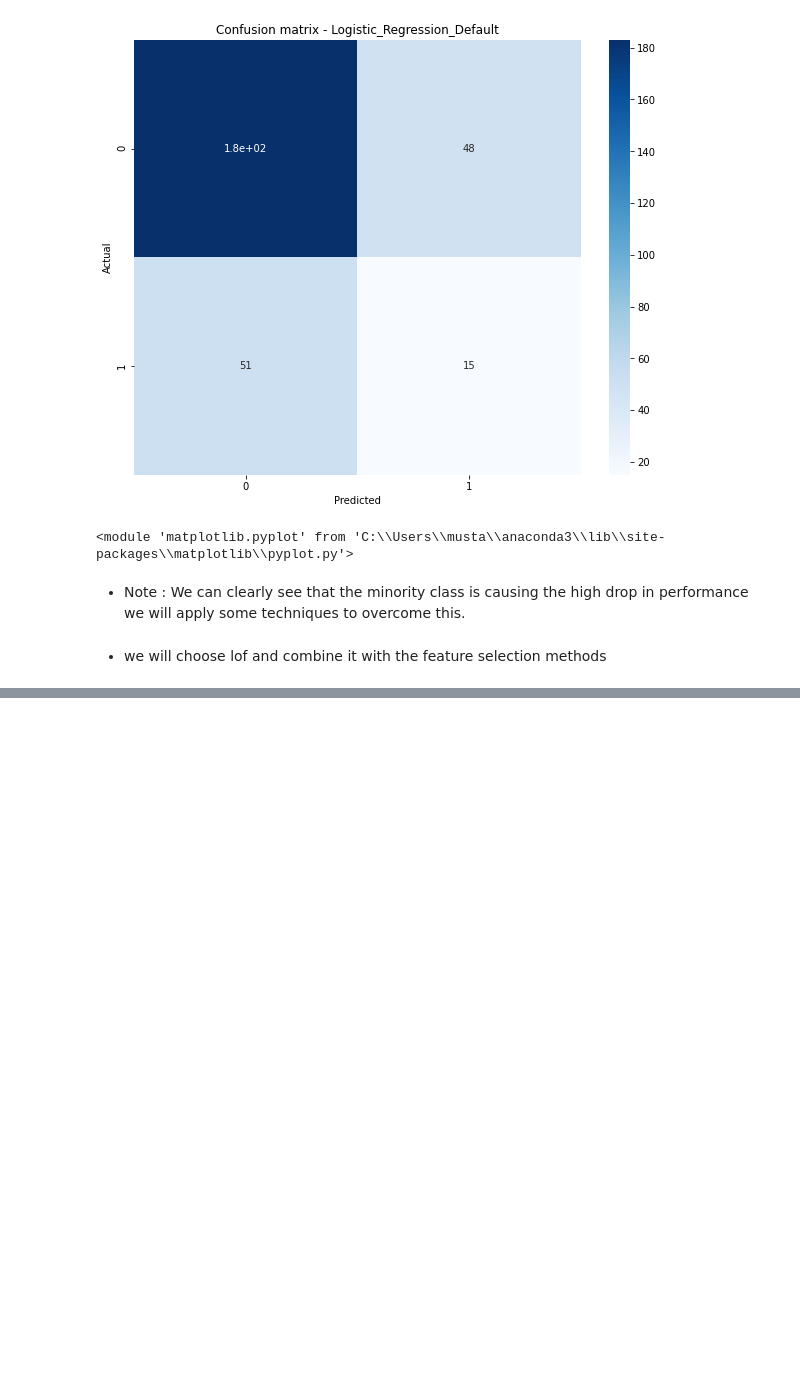
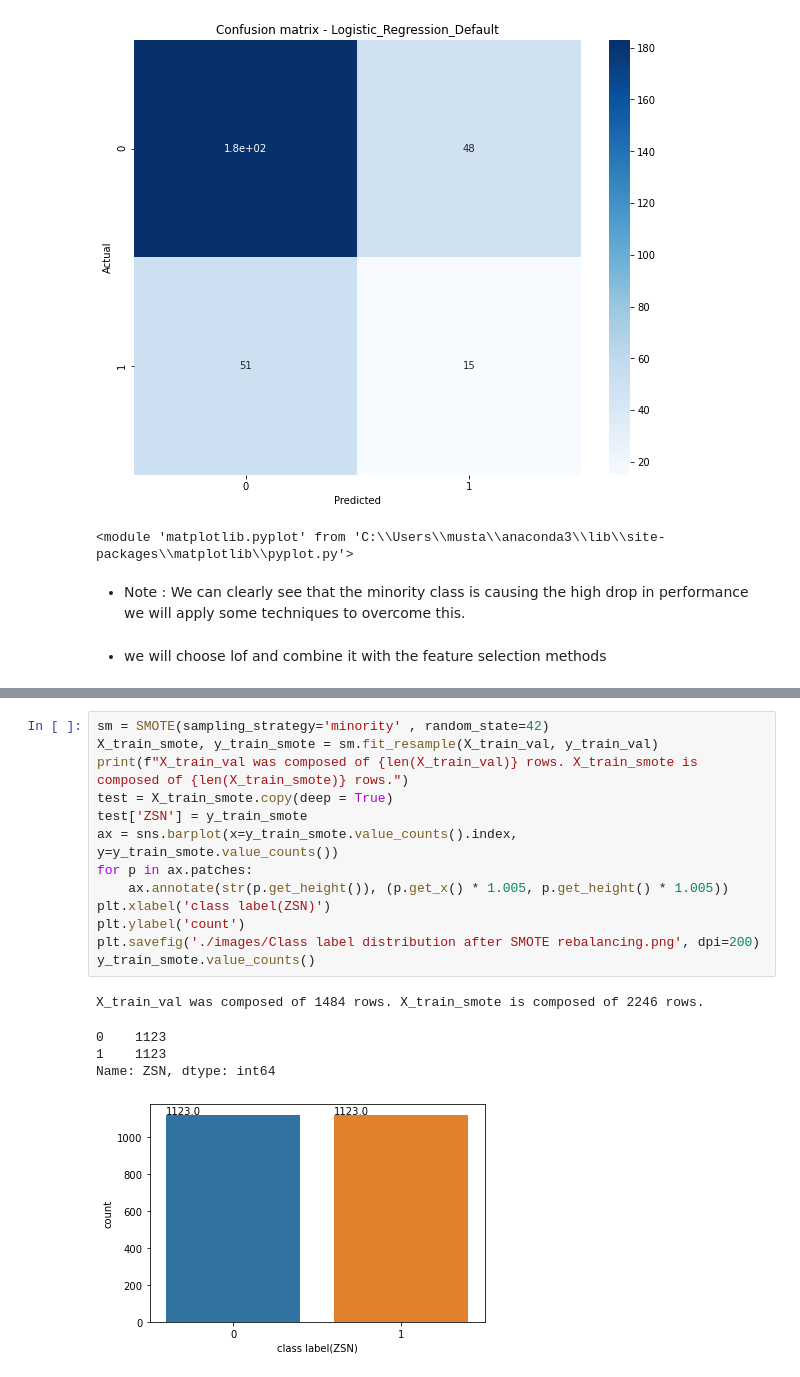
Before and after one commit to Mustafa-omer-mohammed/Myocardial-Infarction_Complications-analysis, a Jupyter notebook: Myocardial infarction complications Analysis.ipynb, the cells around one changed output, grey strips where cells are left out. Saved outputs shown, nothing was run; the diff lists cells and outputs as text; blank space fills up the shorter version.

```diff
--- a/Myocardial infarction complications Analysis.ipynb
+++ b/Myocardial infarction complications Analysis.ipynb
@@ -741,0 +764,19 @@ weighted avg       0.66      0.67      0.66       297
+# %%
+sm = SMOTE(sampling_strategy='minority' , random_state=42)
+X_train_smote, y_train_smote = sm.fit_resample(X_train_val, y_train_val)
+print(f"X_train_val was composed of {len(X_train_val)} rows. X_train_smote is composed of {len(X_train_smote)} rows.")
+test = X_train_smote.copy(deep = True)
+test['ZSN'] = y_train_smote
+ax = sns.barplot(x=y_train_smote.value_counts().index, y=y_train_smote.value_counts())
+for p in ax.patches:
+    ax.annotate(str(p.get_height()), (p.get_x() * 1.005, p.get_height() * 1.005))
+plt.xlabel('class label(ZSN)')
+plt.ylabel('count')
+plt.savefig('./images/Class label distribution after SMOTE rebalancing.png', dpi=200)
+y_train_smote.value_counts()
+# %% [output]
+X_train_val was composed of 1484 rows. X_train_smote is composed of 2246 rows.
+0    1123
+1    1123
+Name: ZSN, dtype: int64
+[figure, added]
```
Also changed, not shown: parts of 10 cells of this notebook.
